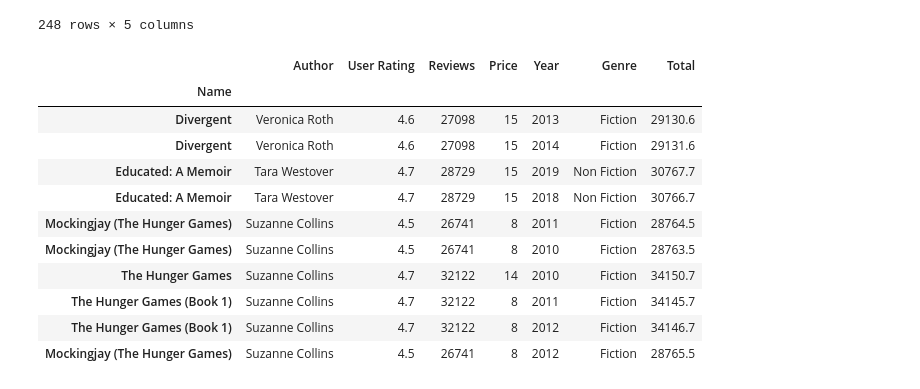
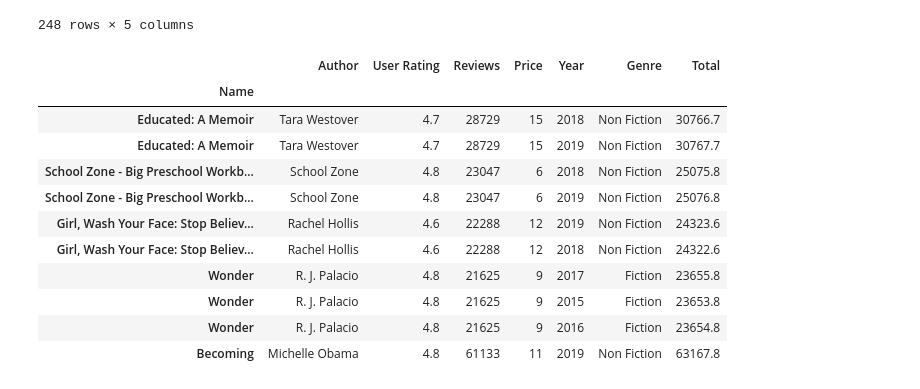
Before and after one commit to kav09/Analysis_of_Best_Selling_Books, a Jupyter notebook: notebook.ipynb, the cells around one changed output. Drawn from its saved outputs; the diff is of its cells as text; code cells hidden in the pictures.

```diff
--- a/notebook.ipynb
+++ b/notebook.ipynb
@@ -58,6 +78,7 @@ memory usage: 30.2+ KB
 # Data Cleaning
 
 booklist.set_index('Name', inplace=True)
+booklist['Author'] = booklist['Author'].str.replace('J. K. Rowling', 'J.K. Rowling')
 # %%
 booklist['Total'] = booklist.sum(axis=1)
 # %%
@@ -658,20 +679,20 @@ booklist.groupby('Author').mean().sort_values('Year',ascending=False)
 #booklist[booklist['Year']== 2019]['Reviews']
 year = booklist['Year'].unique()
 # %%
-booklist.loc[(booklist['Reviews']>=20000) & (booklist['User Rating']>=4.5)].sort_values('Author',ascending = False).head(10)
+booklist.loc[(booklist['Reviews']>=20000) & (booklist['User Rating']>=4.5) & (booklist['Year']>= 2015)].sort_values('Author',ascending = False).head(10)
 # %% [output]
 |  | Author | User Rating | Reviews | Price | Year | Genre | Total |
 | Name |  |  |  |  |  |  |  |
-| Divergent | Veronica Roth | 4.6 | 27098 | 15 | 2013 | Fiction | 29130.6 |
-| Divergent | Veronica Roth | 4.6 | 27098 | 15 | 2014 | Fiction | 29131.6 |
+| Educated: A Memoir | Tara Westover | 4.7 | 28729 | 15 | 2018 | Non Fiction | 30766.7 |
 | Educated: A Memoir | Tara Westover | 4.7 | 28729 | 15 | 2019 | Non Fiction | 30767.7 |
-| Educated: A Memoir | Tara Westover | 4.7 | 28729 | 15 | 2018 | Non Fiction | 30766.7 |
-| Mockingjay (The Hunger Games) | Suzanne Collins | 4.5 | 26741 | 8 | 2011 | Fiction | 28764.5 |
-| Mockingjay (The Hunger Games) | Suzanne Collins | 4.5 | 26741 | 8 | 2010 | Fiction | 28763.5 |
-| The Hunger Games | Suzanne Collins | 4.7 | 32122 | 14 | 2010 | Fiction | 34150.7 |
-| The Hunger Games (Book 1) | Suzanne Collins | 4.7 | 32122 | 8 | 2011 | Fiction | 34145.7 |
-| The Hunger Games (Book 1) | Suzanne Collins | 4.7 | 32122 | 8 | 2012 | Fiction | 34146.7 |
-| Mockingjay (The Hunger Games) | Suzanne Collins | 4.5 | 26741 | 8 | 2012 | Fiction | 28765.5 |
+| School Zone - Big Preschool Workb... | School Zone | 4.8 | 23047 | 6 | 2018 | Non Fiction | 25075.8 |
+| School Zone - Big Preschool Workb... | School Zone | 4.8 | 23047 | 6 | 2019 | Non Fiction | 25076.8 |
+| Girl, Wash Your Face: Stop Believ... | Rachel Hollis | 4.6 | 22288 | 12 | 2019 | Non Fiction | 24323.6 |
+| Girl, Wash Your Face: Stop Believ... | Rachel Hollis | 4.6 | 22288 | 12 | 2018 | Non Fiction | 24322.6 |
+| Wonder | R. J. Palacio | 4.8 | 21625 | 9 | 2017 | Fiction | 23655.8 |
+| Wonder | R. J. Palacio | 4.8 | 21625 | 9 | 2015 | Fiction | 23653.8 |
+| Wonder | R. J. Palacio | 4.8 | 21625 | 9 | 2016 | Fiction | 23654.8 |
+| Becoming | Michelle Obama | 4.8 | 61133 | 11 | 2019 | Non Fiction | 63167.8 |
 # %%
 # booklist[booklist['Year']== 2019]['Author'].sort_values(ascending = False).head(10).plot(kind='bar')
 a = booklist[booklist['Year']== 2019]
```
Also changed, not shown: parts of 14 cells of this notebook, 2 other files.
